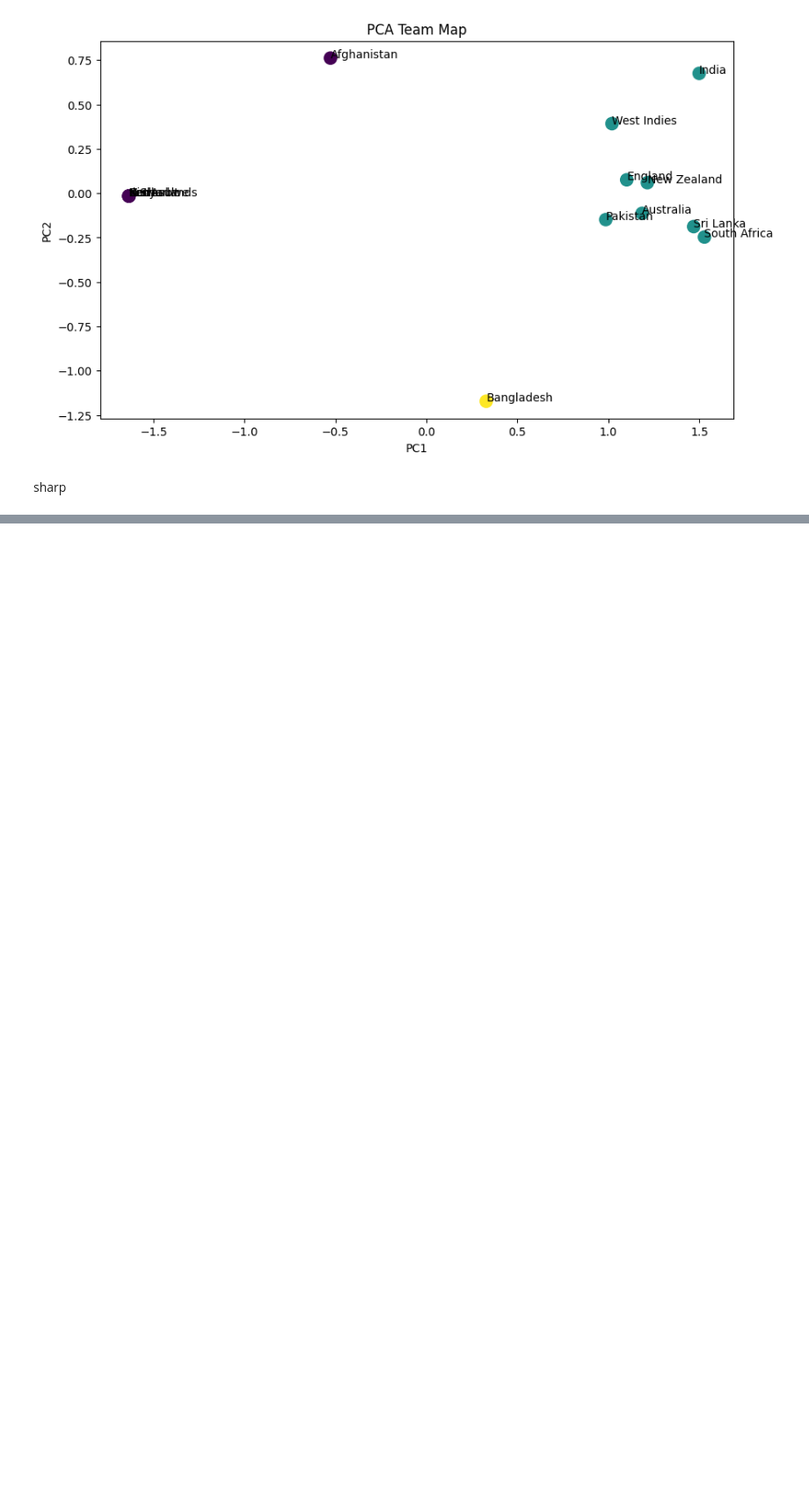
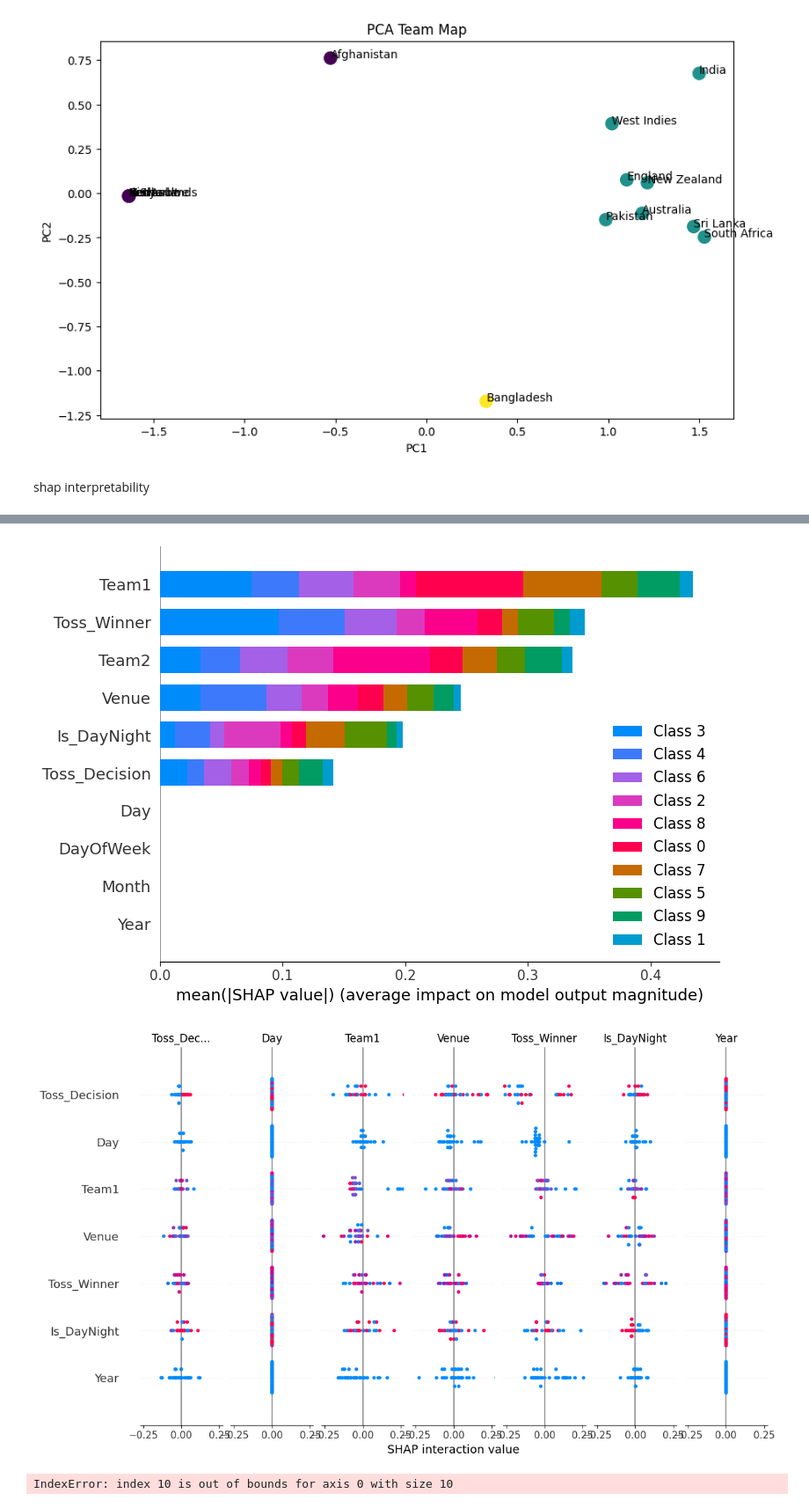
Before and after one commit to sahilkavishka/icc_champions_dataset, a Jupyter notebook: icc_champions.ipynb, the cells around one changed output, grey strips where cells are left out. Shown at 88% size. Saved outputs shown, nothing was run; the diff lists cells and outputs as text; code cells hidden in the pictures; blank space fills up the shorter version.

```diff
--- a/icc_champions.ipynb
+++ b/icc_champions.ipynb
@@ -433,4 +433,25 @@ plt.show()
 # %% [output]
 [figure]
 # %% [markdown]
-sharp
+shap interpretability
+# %%
+shap.initjs()
+
+model_for_shap = rf
+explainer = shap.TreeExplainer(model_for_shap)
+shap_values = explainer.shap_values(X_test)
+
+# Global feature importance
+shap.summary_plot(shap_values, X_test, plot_type="bar")
+shap.summary_plot(shap_values, X_test)
+
+# Dependence on Team1 encoding
+shap.dependence_plot("Team1", shap_values[0], X_test)
+
+# Force & Waterfall for a single prediction (class 0)
+index = 0
+shap.force_plot(explainer.expected_value[0], shap_values[0][index], X_test.iloc[index])
+shap.plots._waterfall.waterfall_legacy(
+    explainer.expected_value[0], shap_values[0][index], X_test.iloc[index]
+)
+# %% [output]
@@ -436,0 +459,3 @@ sharp
+[figure, added]
+[figure, added]
+IndexError: index 10 is out of bounds for axis 0 with size 10
```
Also changed, not shown: parts of 1 cell of this notebook.
